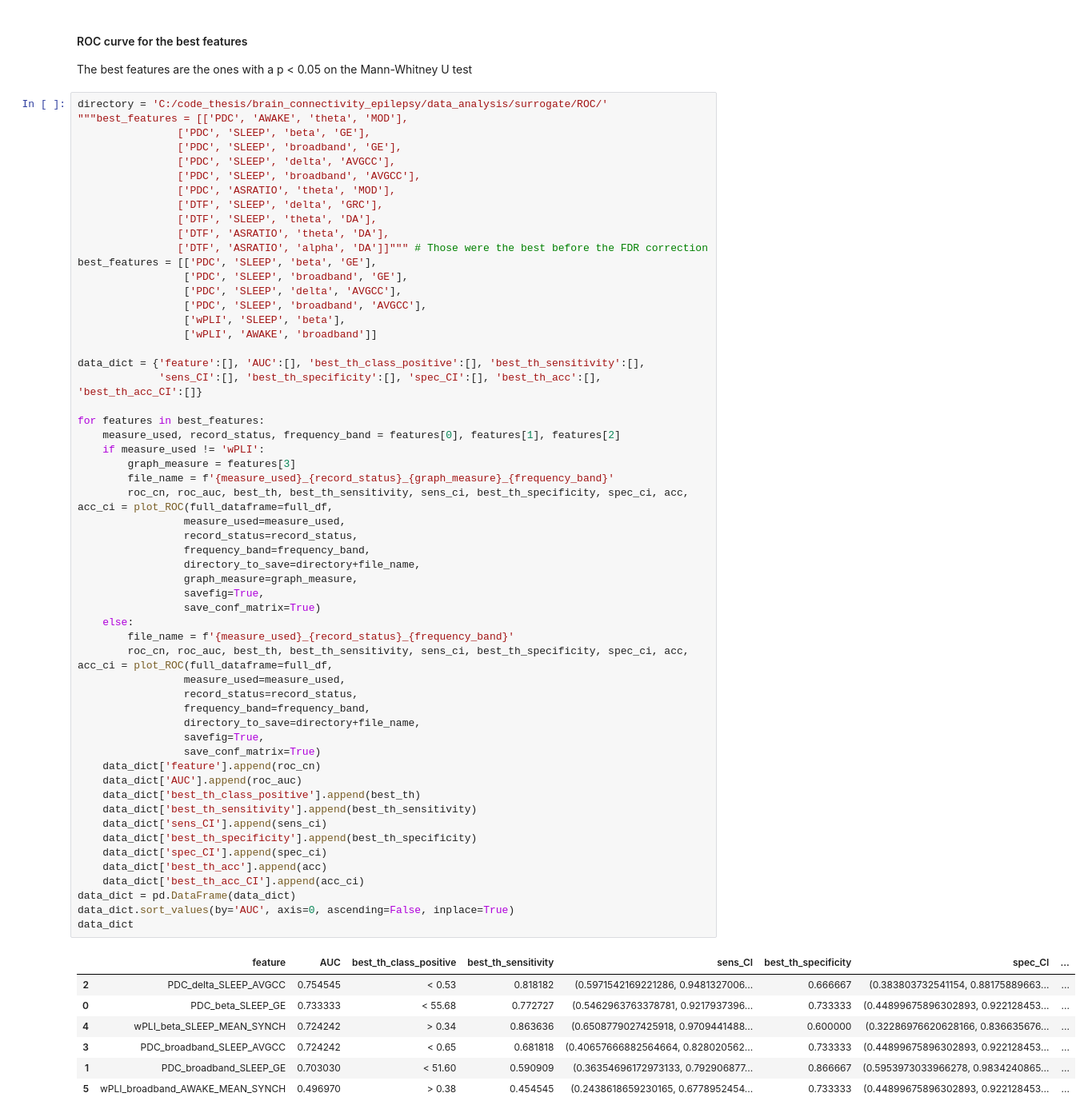
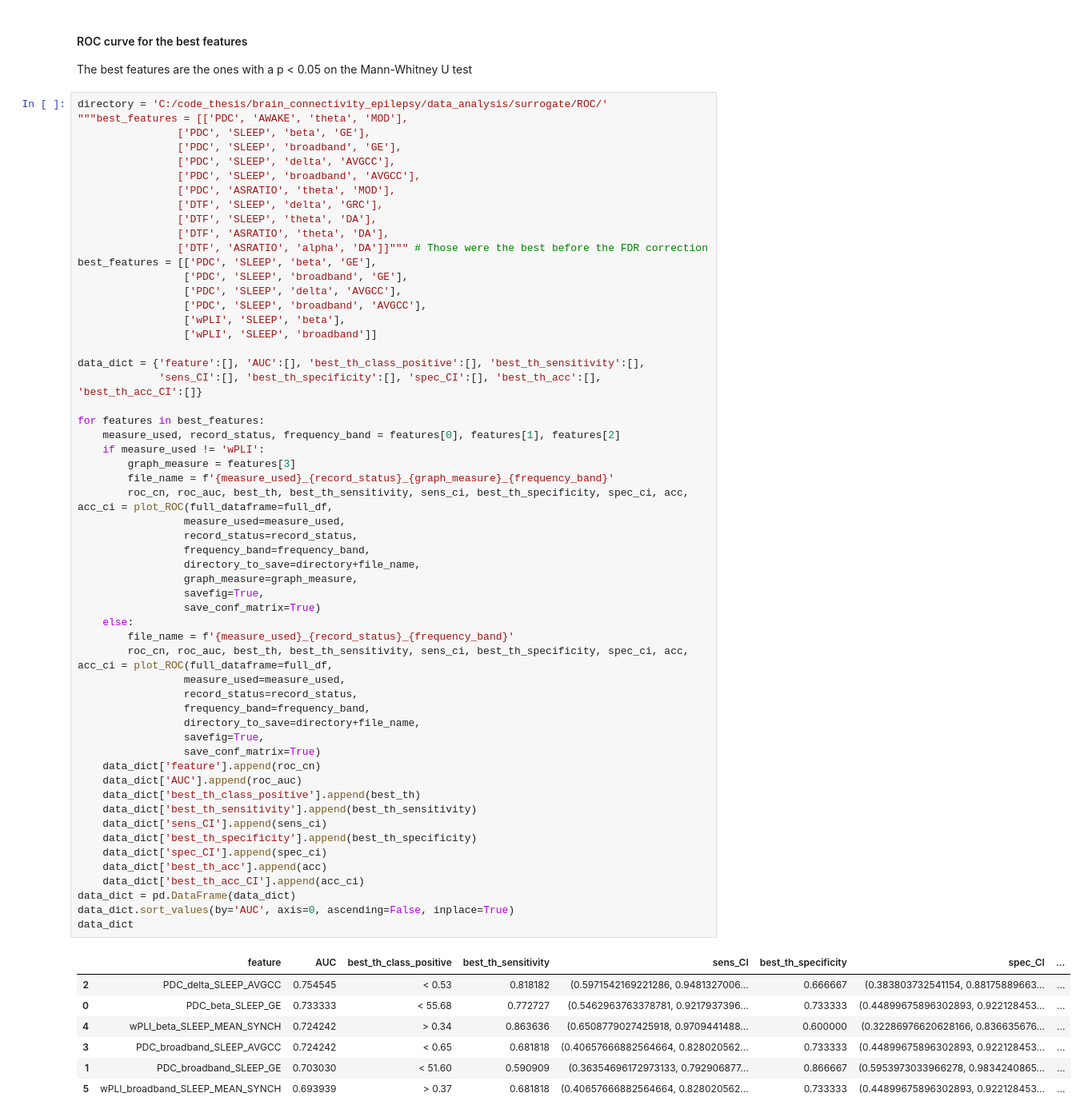
Before and after one commit to igor-casatti/brain_connectivity_epilepsy, a Jupyter notebook: data_analysis.ipynb, the cells around one changed output. Shown at 80% size. Cells and saved outputs as stored; diff of their text form.

```diff
--- a/data_analysis.ipynb
+++ b/data_analysis.ipynb
@@ -385,7 +385,7 @@ best_features = [['PDC', 'SLEEP', 'beta', 'GE'],
                  ['PDC', 'SLEEP', 'delta', 'AVGCC'],
                  ['PDC', 'SLEEP', 'broadband', 'AVGCC'],
                  ['wPLI', 'SLEEP', 'beta'],
-                 ['wPLI', 'AWAKE', 'broadband']]
+                 ['wPLI', 'SLEEP', 'broadband']]
 
 data_dict = {'feature':[], 'AUC':[], 'best_th_class_positive':[], 'best_th_sensitivity':[],
              'sens_CI':[], 'best_th_specificity':[], 'spec_CI':[], 'best_th_acc':[], 'best_th_acc_CI':[]}
@@ -404,34 +404,34 @@ for features in best_features:
                  savefig=True,
                  save_conf_matrix=True)
     else:
         file_name = f'{measure_used}_{record_status}_{frequency_band}'
         roc_cn, roc_auc, best_th, best_th_sensitivity, sens_ci, best_th_specificity, spec_ci, acc, acc_ci = plot_ROC(full_dataframe=full_df,
                  measure_used=measure_used,
                  record_status=record_status,
                  frequency_band=frequency_band,
                  directory_to_save=directory+file_name,
                  savefig=True,
                  save_conf_matrix=True)
     data_dict['feature'].append(roc_cn)
     data_dict['AUC'].append(roc_auc)
     data_dict['best_th_class_positive'].append(best_th)
     data_dict['best_th_sensitivity'].append(best_th_sensitivity)
     data_dict['sens_CI'].append(sens_ci)
     data_dict['best_th_specificity'].append(best_th_specificity)
     data_dict['spec_CI'].append(spec_ci)
     data_dict['best_th_acc'].append(acc)
     data_dict['best_th_acc_CI'].append(acc_ci)
 data_dict = pd.DataFrame(data_dict)
 data_dict.sort_values(by='AUC', axis=0, ascending=False, inplace=True)
 data_dict
 # %% [output]
 |  | feature | AUC | best_th_class_positive | best_th_sensitivity | sens_CI | best_th_specificity | spec_CI | ... |
 | 2 | PDC_delta_SLEEP_AVGCC | 0.754545 | < 0.53 | 0.818182 | (0.5971542169221286, 0.9481327006... | 0.666667 | (0.383803732541154, 0.88175889663... | ... |
 | 0 | PDC_beta_SLEEP_GE | 0.733333 | < 55.68 | 0.772727 | (0.5462963763378781, 0.9217937396... | 0.733333 | (0.44899675896302893, 0.922128453... | ... |
 | 4 | wPLI_beta_SLEEP_MEAN_SYNCH | 0.724242 | > 0.34 | 0.863636 | (0.6508779027425918, 0.9709441488... | 0.600000 | (0.32286976620628166, 0.836635676... | ... |
 | 3 | PDC_broadband_SLEEP_AVGCC | 0.724242 | < 0.65 | 0.681818 | (0.40657666882564664, 0.828020562... | 0.733333 | (0.44899675896302893, 0.922128453... | ... |
 | 1 | PDC_broadband_SLEEP_GE | 0.703030 | < 51.60 | 0.590909 | (0.36354696172973133, 0.792906877... | 0.866667 | (0.5953973033966278, 0.9834240865... | ... |
-| 5 | wPLI_broadband_AWAKE_MEAN_SYNCH | 0.496970 | > 0.38 | 0.454545 | (0.2438618659230165, 0.6778952454... | 0.733333 | (0.44899675896302893, 0.922128453... | ... |
+| 5 | wPLI_broadband_SLEEP_MEAN_SYNCH | 0.693939 | > 0.37 | 0.681818 | (0.40657666882564664, 0.828020562... | 0.733333 | (0.44899675896302893, 0.922128453... | ... |
 # %%
 data_dict = {'feature':[], 'AUC':[], 'best_th_sensitivity':[],
              'best_th_specificity':[], 'best_th_acc':[]}
```
Also changed, not shown: 18 other files.
